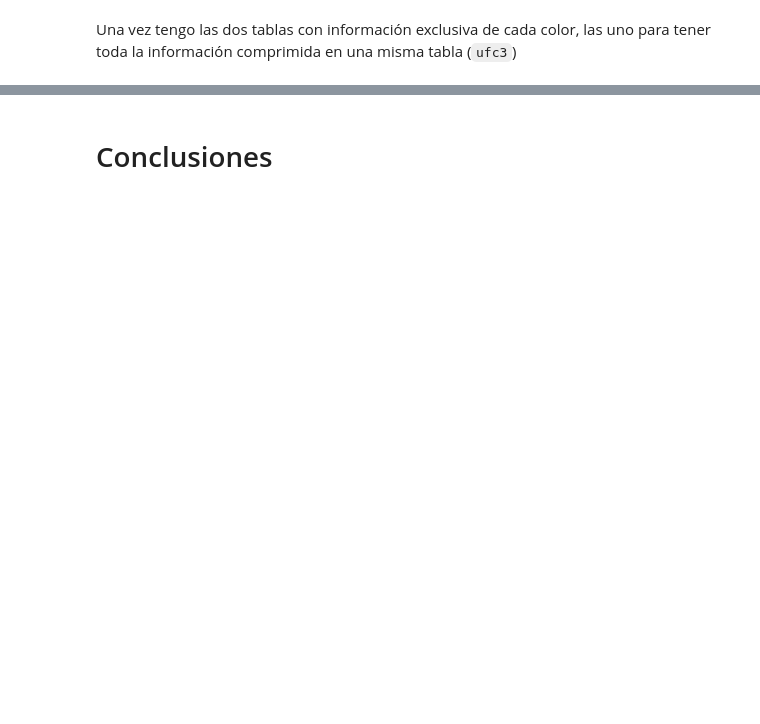
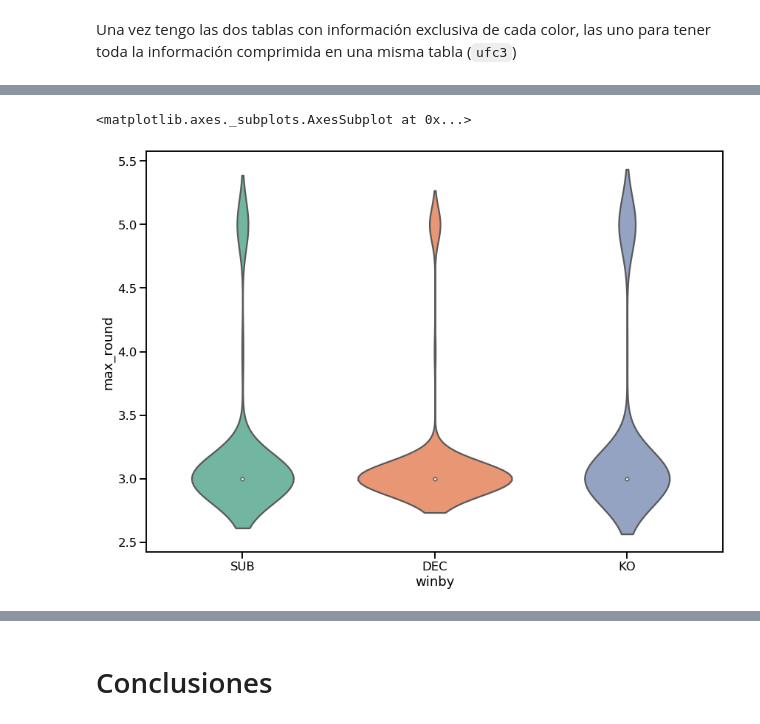
Before and after one commit to aliciavzarco/Python-1-UFC, a Jupyter notebook: UFC Fights.ipynb, the cells around one changed output, grey strips where cells are left out. Cells and saved outputs as stored; diff of their text form; code cells hidden in the pictures; blank space fills up the shorter version.

```diff
--- a/UFC Fights.ipynb
+++ b/UFC Fights.ipynb
@@ -391,0 +403,10 @@ sns.set_context('talk')
+# %%
+#RELACIÓN ENTRE LA FORMA DE GANAR Y LA RONDA MÁXIMA A LA QUE LLEGAN
+
+
+out = sns.violinplot(x='winby', y='max_round', data=ufc4, palette= "Set2")
+
+out
+# %% [output]
+<matplotlib.axes._subplots.AxesSubplot at 0x...>
+[figure, added]
```
Also changed, not shown: parts of 20 cells of this notebook.
